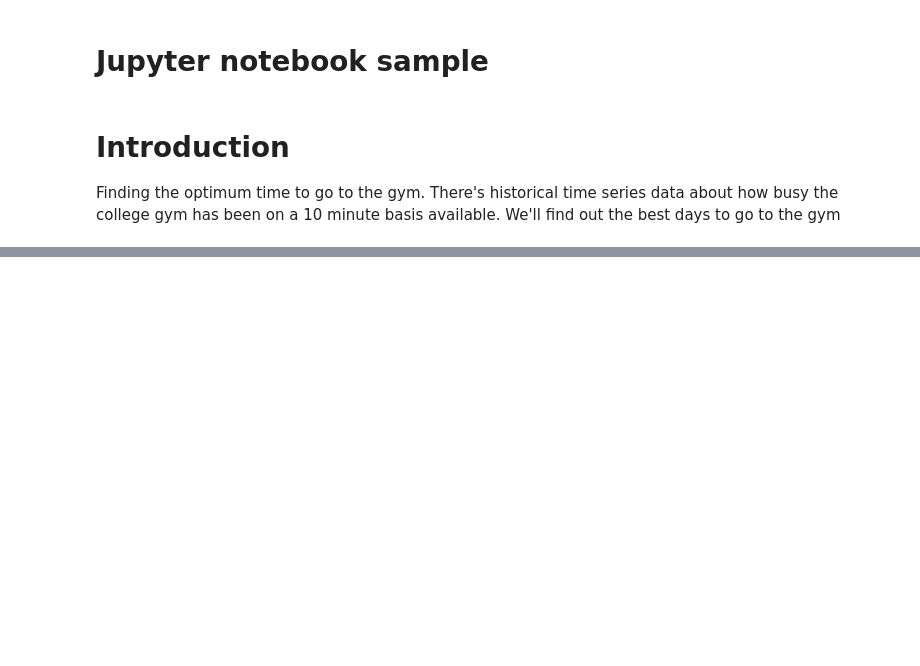
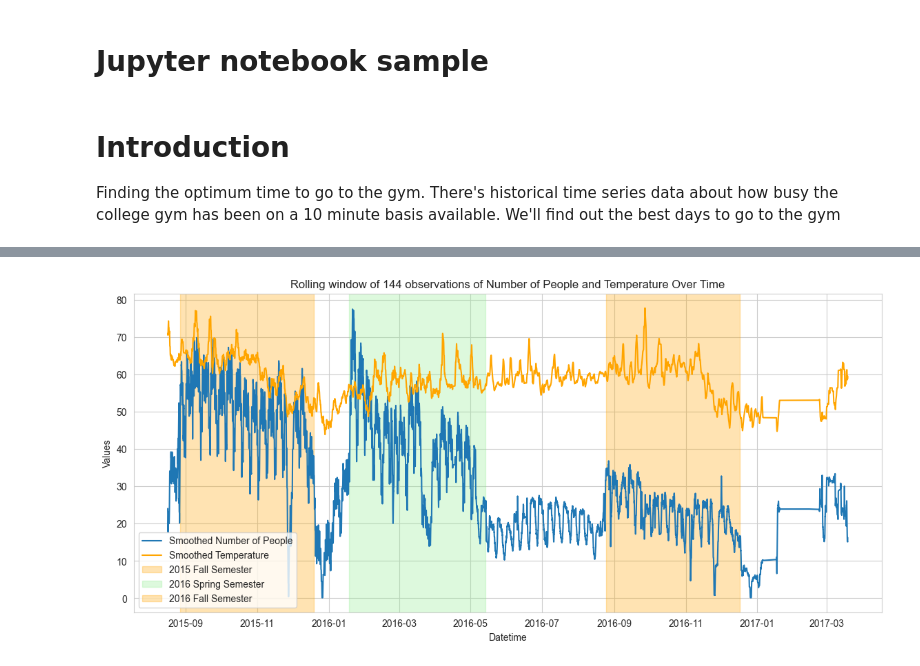
Before and after one commit to SJWallace/GP-StochasticGradientDescent1, a Jupyter notebook: simple.ipynb, the cells around one changed output, grey strips where cells are left out. Saved outputs shown, nothing was run; the diff lists cells and outputs as text; code cells hidden in the pictures; blank space fills up the shorter version.

```diff
--- a/simple.ipynb
+++ b/simple.ipynb
@@ -42,0 +35,11 @@ The dataframe contains several columns
+# %%
+# Extract the timezone from the 'date' column
+gym_data['timezone'] = gym_data['date'].str.extract(r'([+-]\d{2}:\d{2})')[0]
+
+# Detect transitions (where timezone shifts occur)
+gym_data['shift'] = gym_data['timezone'] != gym_data['timezone'].shift()
+
+# Get the specific dates where the timezone changes
+timezone_shift_dates = gym_data.loc[gym_data['shift'], 'date']
+print("Timezone shift dates:")
+print(timezone_shift_dates)
@@ -42,0 +54,3 @@ The dataframe contains several columns
+# %%
+# Create a datetime column from the 'date' column
+gym_data['datetime'] = pd.to_datetime(gym_data['date'], utc=True)
@@ -42,0 +155,52 @@ The dataframe contains several columns
+# %%
+# Apply a rolling mean for smoothing
+gym_data['number_people_smooth'] = gym_data['number_people'].rolling(window=144).mean()
+gym_data['temperature_smooth'] = gym_data['temperature'].rolling(window=144).mean()
+
+# Plotting the smoothed data as a function of the new datetime column
+plt.figure(figsize=(14, 6))
+sns.lineplot(data=gym_data, x='datetime', y='number_people_smooth', label='Smoothed Number of People')
+sns.lineplot(data=gym_data, x='datetime', y='temperature_smooth', label='Smoothed Temperature', color='orange')
+
+# Define a color map for seasons
+season_colors = {
+    'Spring': 'lightgreen',
+    'Summer': 'lightblue',
+    'Fall': 'orange',
+    'Winter': 'lightcoral'
+}
+
+# Helper function to determine the season
+def get_season(month):
+    if month in [3, 4, 5]:
+        return 'Spring'
+    elif month in [6, 7, 8]:
+        return 'Summer'
+    elif month in [9, 10, 11]:
+        return 'Fall'
+    else:
+        return 'Winter'
+
+# Modified function to determine the majority season of a semester
+# This calculates how many days fall in each season and returns the season with the highest count.
+def get_majority_season(start, end):
+    days = pd.date_range(start=start, end=end, freq='D')
+    season_counts = days.month.map(get_season).value_counts()
+    majority_season = season_counts.idxmax()  # Find the season with the highest count
+    return majority_season
+
+# Highlight the time periods that are semesters and label them with year and season
+for start, end in semester_intervals:
+    season = get_majority_season(start, end)
+    color = season_colors[season]
+    label = f'{start.year} {season} Semester'
+
+    plt.axvspan(start, end, color=color, alpha=0.3, label=label)
+
+plt.title('Rolling window of 144 observations of Number of People and Temperature Over Time')
+plt.xlabel('Datetime')
+plt.ylabel('Values')
+plt.legend()
+plt.show()
+# %% [output]
+[figure, added]
```
Also changed, not shown: parts of 41 cells of this notebook, 1 other file.
